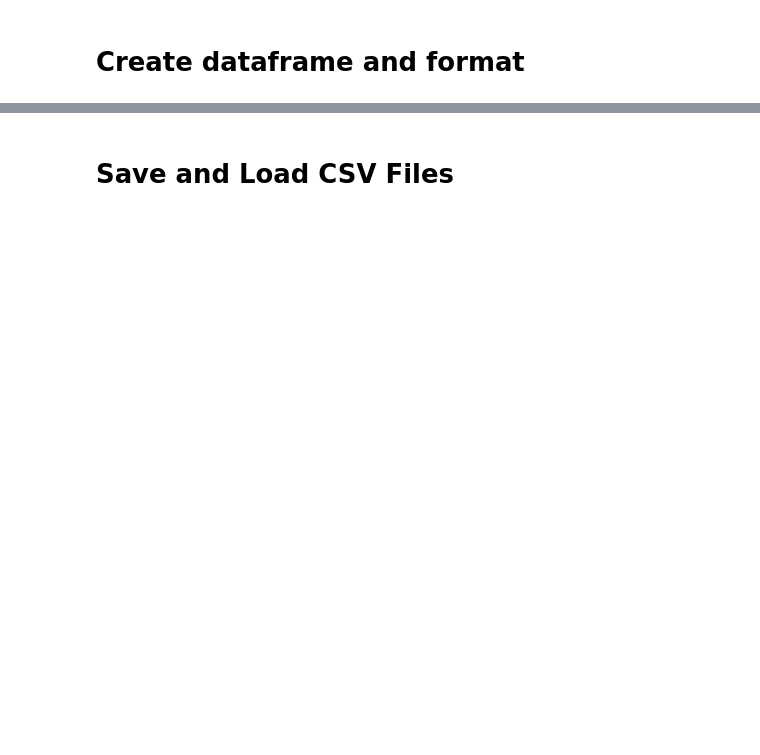
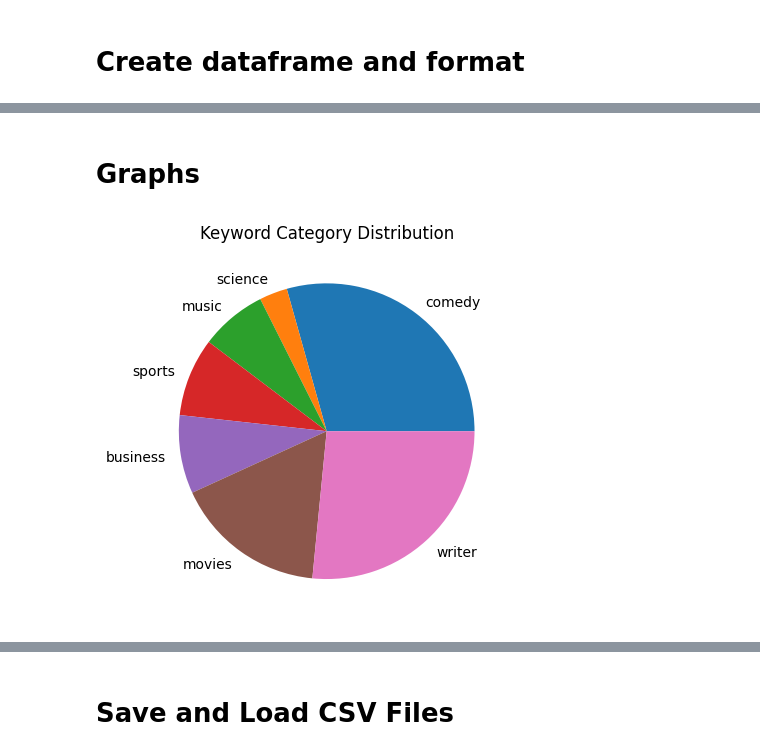
Before and after one commit to mattg213/JRE-analysis, a Jupyter notebook: data.ipynb, the cells around one changed output, grey strips where cells are left out. Cells and saved outputs as stored; diff of their text form; code cells hidden in the pictures; blank space fills up the shorter version.

Commit message:
Added 2 charts
- Added pie chart
- Added bar chart

```diff
--- a/data.ipynb
+++ b/data.ipynb
@@ -215,0 +365,15 @@ writerDF.tail()
+# %% [markdown]
+# Graphs
+# %%
+labels = []
+sizes = []
+
+for x, y in category_counts.items():
+    labels.append(x)
+    sizes.append(y)
+
+plt.pie(sizes, labels=labels)
+plt.title("Keyword Category Distribution")
+plt.show()
+# %% [output]
+[figure, added]
```
Also changed, not shown: parts of 21 cells of this notebook.
